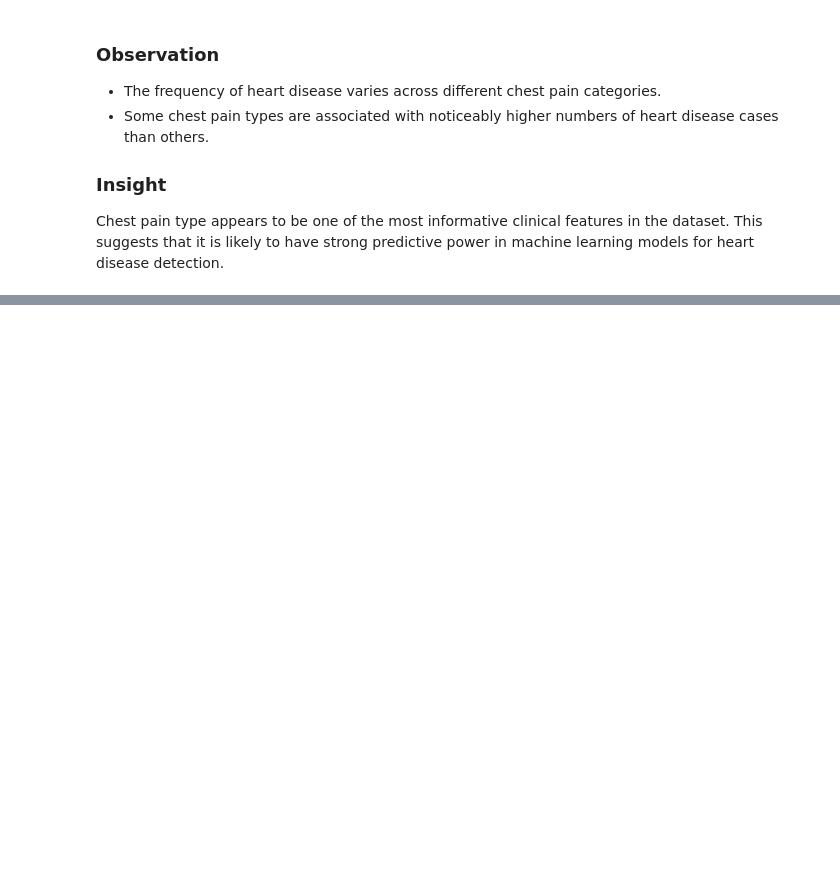
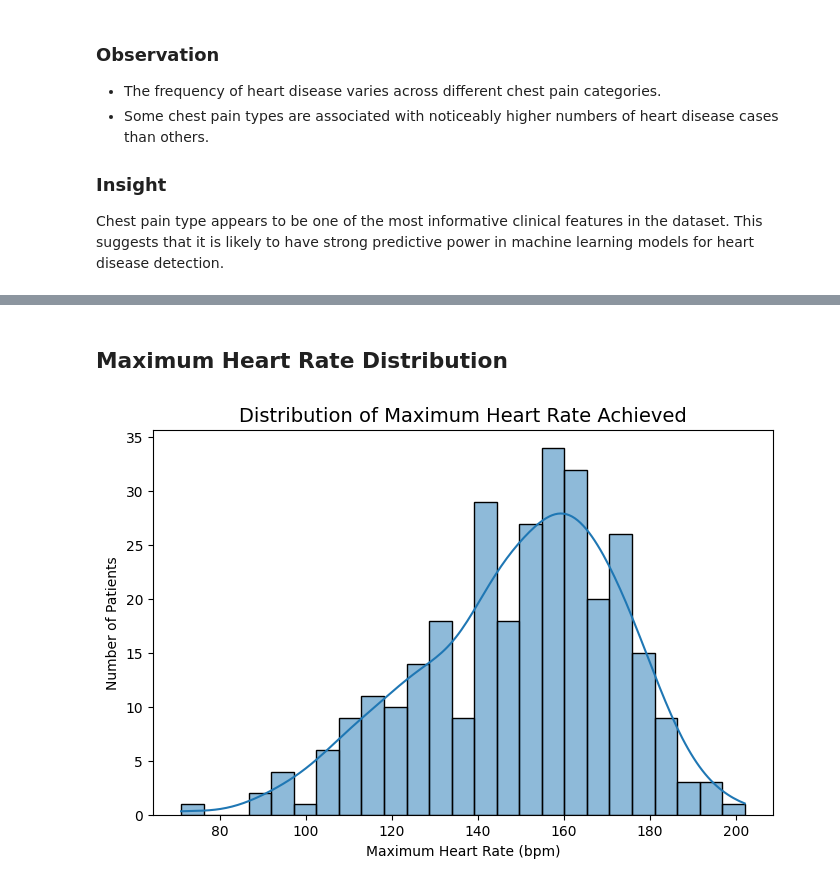
Before and after one commit to Danish925/ml-healthcare-journey, a Jupyter notebook: heart-disease-prediction/heart-disease-prediction.ipynb, the cells around one changed output, grey strips where cells are left out. Saved outputs shown, nothing was run; the diff lists cells and outputs as text; code cells hidden in the pictures; blank space fills up the shorter version.

```diff
--- a/heart-disease-prediction/heart-disease-prediction.ipynb
+++ b/heart-disease-prediction/heart-disease-prediction.ipynb
@@ -302,0 +365,19 @@ Chest pain type appears to be one of the most informative clinical features in t
+# %% [markdown]
+## Maximum Heart Rate Distribution
+# %%
+plt.figure(figsize=(8, 5))
+
+sns.histplot(
+    data=df,
+    x="thalach",
+    bins=25,
+    kde=True
+)
+
+plt.title("Distribution of Maximum Heart Rate Achieved", fontsize=14)
+plt.xlabel("Maximum Heart Rate (bpm)")
+plt.ylabel("Number of Patients")
+
+plt.show()
+# %% [output]
+[figure, added]
```
Also changed, not shown: parts of 18 cells of this notebook.
